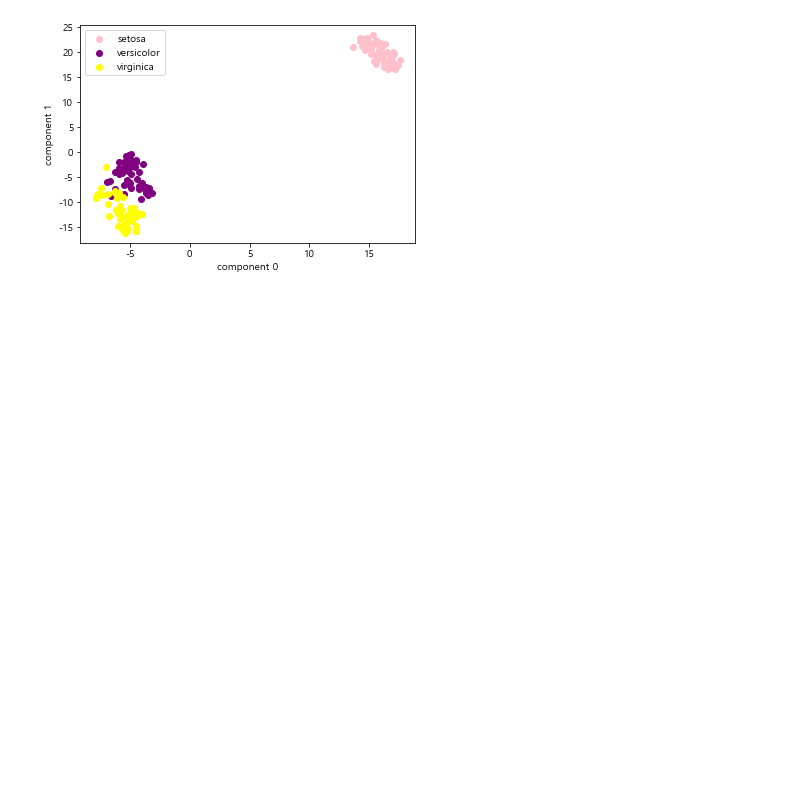
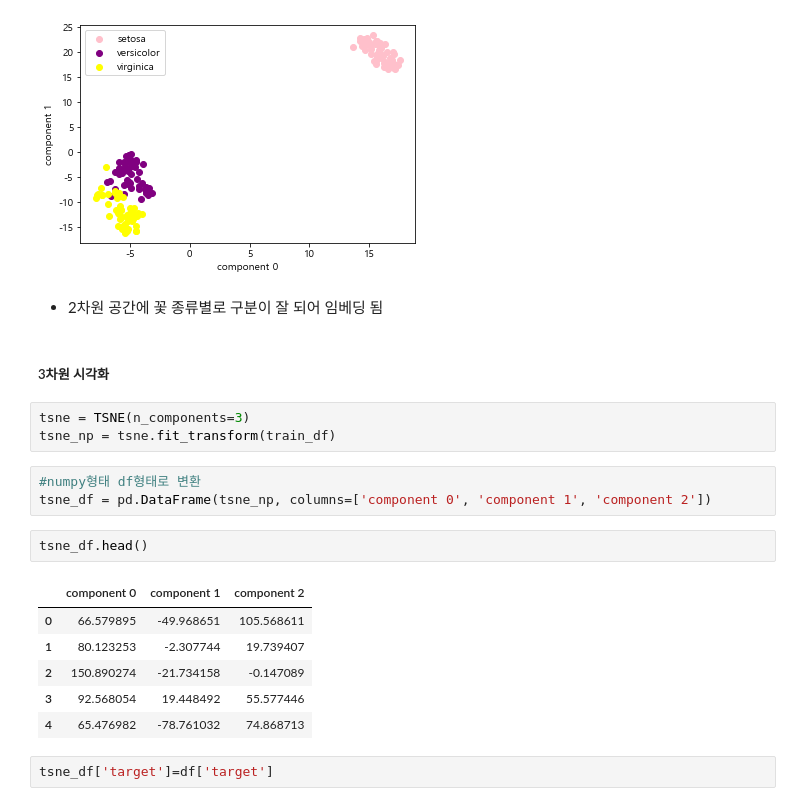
Before and after one commit to eeyeji/MachineLearning, a Jupyter notebook: 9일차/iris_t_SNE.ipynb, the cells around one changed output. Cells and saved outputs as stored; diff of their text form; blank space fills up the shorter version.

```diff
--- a/9일차/iris_t_SNE.ipynb
+++ b/9일차/iris_t_SNE.ipynb
@@ -73,3 +73,24 @@ plt.legend()
 plt.show()
 # %% [output]
 [figure]
+# %% [markdown]
+- 2차원 공간에 꽃 종류별로 구분이 잘 되어 임베딩 됨
+# %% [markdown]
+##### 3차원 시각화
+# %%
+tsne = TSNE(n_components=3)
+tsne_np = tsne.fit_transform(train_df)
+# %%
+#numpy형태 df형태로 변환
+tsne_df = pd.DataFrame(tsne_np, columns=['component 0', 'component 1', 'component 2'])
+# %%
+tsne_df.head()
+# %% [output]
+|  | component 0 | component 1 | component 2 |
+| 0 | 66.579895 | -49.968651 | 105.568611 |
+| 1 | 80.123253 | -2.307744 | 19.739407 |
+| 2 | 150.890274 | -21.734158 | -0.147089 |
+| 3 | 92.568054 | 19.448492 | 55.577446 |
+| 4 | 65.476982 | -78.761032 | 74.868713 |
+# %%
+tsne_df['target']=df['target']
```
Also changed, not shown: parts of 3 cells of this notebook.
